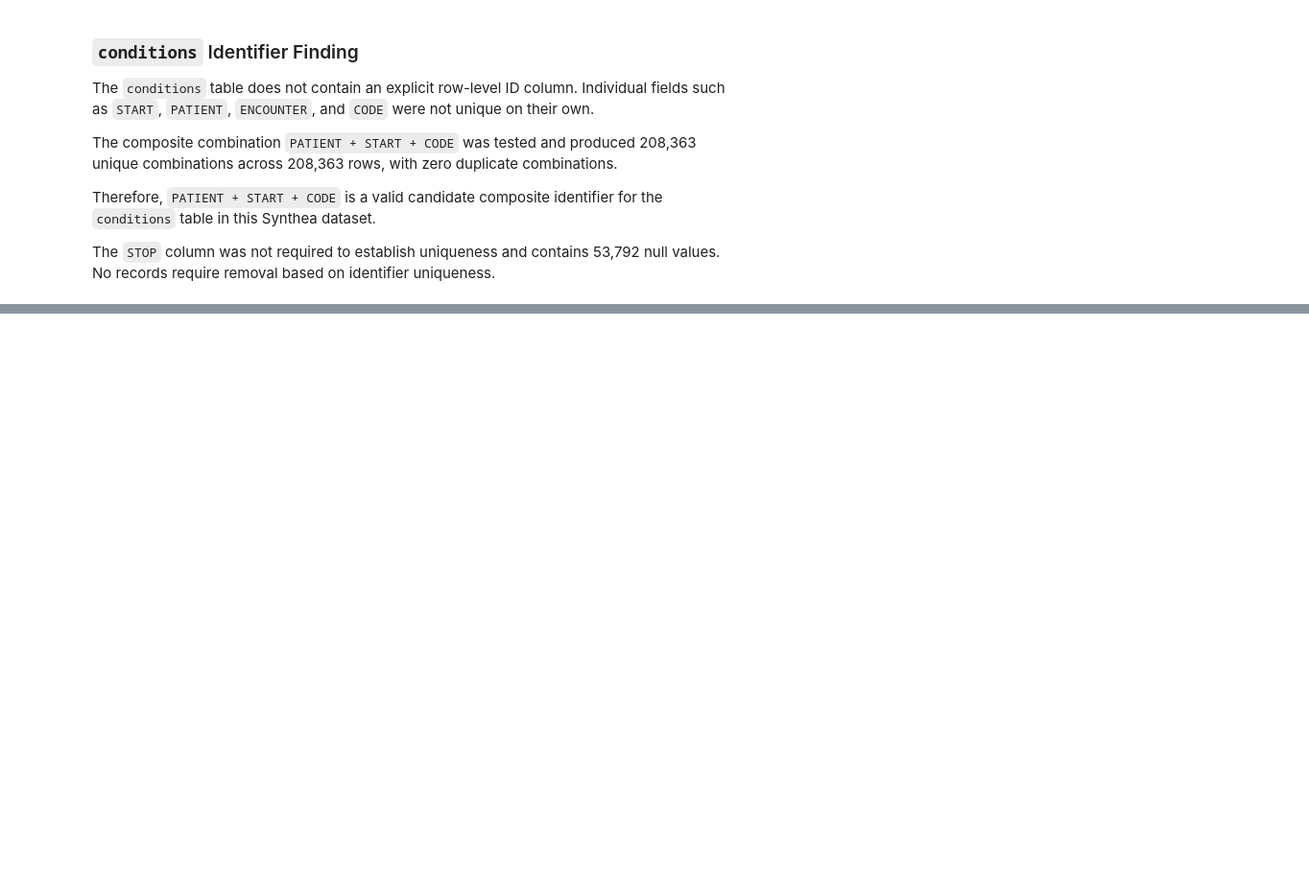
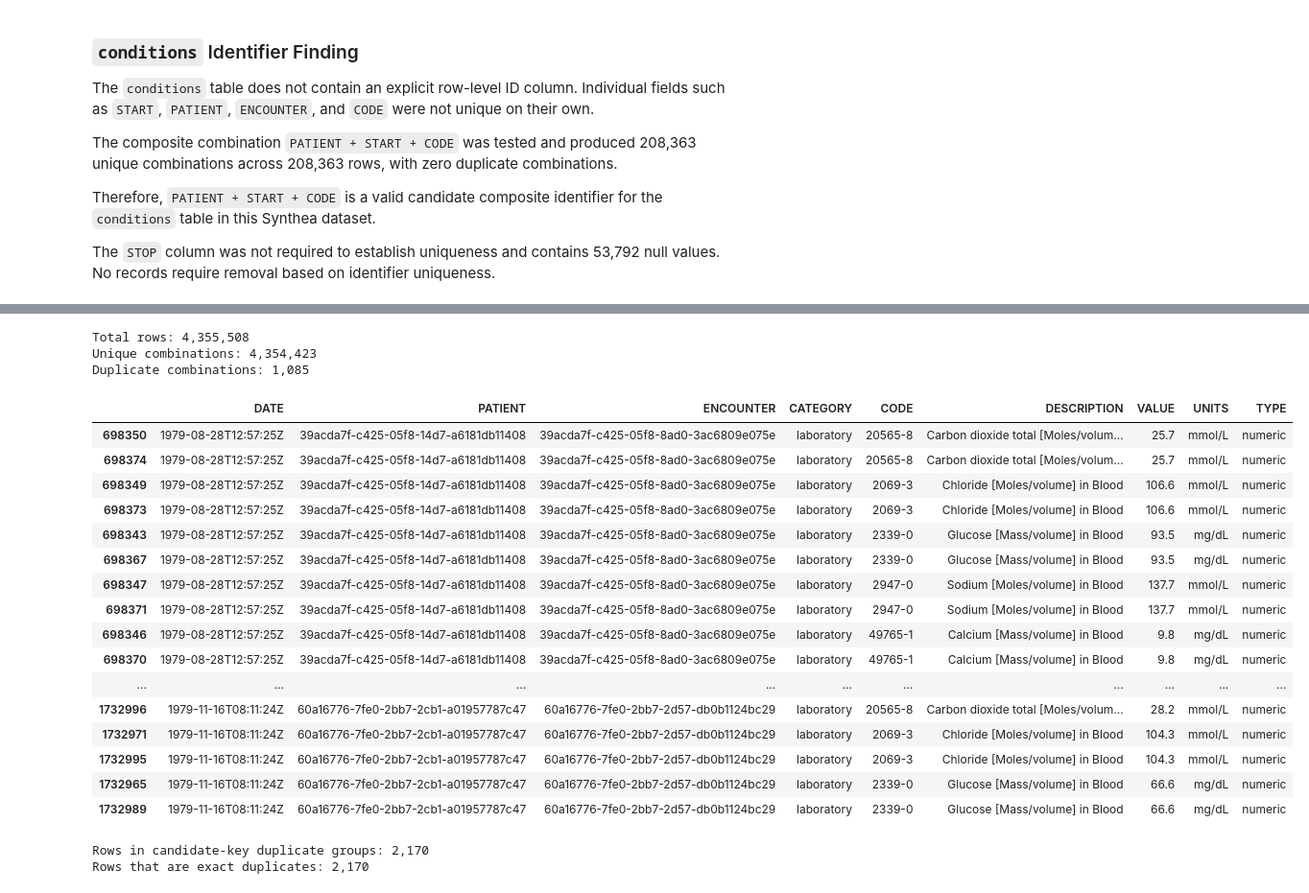
Before and after one commit to Hygienus41/healthcare-risk-system, a Jupyter notebook: notebooks/02_data_quality.ipynb, the cells around one changed output, grey strips where cells are left out. Shown at 96% size. Cells and saved outputs as stored; diff of their text form; code cells hidden in the pictures; blank space fills up the shorter version.

```diff
--- a/notebooks/02_data_quality.ipynb
+++ b/notebooks/02_data_quality.ipynb
@@ -779,0 +1029,10 @@ The `STOP` column was not required to establish uniqueness and contains 53,792 n
+# %%
+# Check potential identifier columns in the observations table before testing composite keys.
+observations = tables["observations"]
+
+for column in ["DATE", "PATIENT", "ENCOUNTER", "CATEGORY", "CODE"]:
+    print(
+        f"{column}: "
+        f"unique={observations[column].nunique():,}, "
+        f"duplicates={observations[column].duplicated().sum():,}, "
+        f"nulls={observations[column].isna().sum():,}")
@@ -779,0 +1096,55 @@ The `STOP` column was not required to establish uniqueness and contains 53,792 n
+# %%
+# Test whether DATE + PATIENT + ENCOUNTER + CODE + VALUE uniquely identifies observation records.
+observation_key = ["DATE", "PATIENT", "ENCOUNTER", "CODE", "VALUE"]
+
+total_rows = len(observations)
+unique_combinations = observations[observation_key].drop_duplicates().shape[0]
+duplicate_combinations = total_rows - unique_combinations
+
+print(f"Total rows: {total_rows:,}")
+print(f"Unique combinations: {unique_combinations:,}")
+print(f"Duplicate combinations: {duplicate_combinations:,}")
+# %% [output]
+Total rows: 4,355,508
+Unique combinations: 4,354,423
+Duplicate combinations: 1,085
+# %%
+# Check whether these 1,085 are exact duplicates
+
+# Extract observations that still share the candidate key so we can verify whether they are exact duplicate records.
+observation_key = ["DATE", "PATIENT", "ENCOUNTER", "CODE", "VALUE"]
+
+duplicate_observations_by_key = observations[
+    observations.duplicated(subset=observation_key, keep=False)
+].sort_values(observation_key)
+
+duplicate_observations_by_key.head(20)
+# %% [output]
+|  | DATE | PATIENT | ENCOUNTER | CATEGORY | CODE | DESCRIPTION | VALUE | UNITS | TYPE |
+| 698350 | 1979-08-28T12:57:25Z | 39acda7f-c425-05f8-14d7-a6181db11408 | 39acda7f-c425-05f8-8ad0-3ac6809e075e | laboratory | 20565-8 | Carbon dioxide total [Moles/volum... | 25.7 | mmol/L | numeric |
+| 698374 | 1979-08-28T12:57:25Z | 39acda7f-c425-05f8-14d7-a6181db11408 | 39acda7f-c425-05f8-8ad0-3ac6809e075e | laboratory | 20565-8 | Carbon dioxide total [Moles/volum... | 25.7 | mmol/L | numeric |
+| 698349 | 1979-08-28T12:57:25Z | 39acda7f-c425-05f8-14d7-a6181db11408 | 39acda7f-c425-05f8-8ad0-3ac6809e075e | laboratory | 2069-3 | Chloride [Moles/volume] in Blood | 106.6 | mmol/L | numeric |
+| 698373 | 1979-08-28T12:57:25Z | 39acda7f-c425-05f8-14d7-a6181db11408 | 39acda7f-c425-05f8-8ad0-3ac6809e075e | laboratory | 2069-3 | Chloride [Moles/volume] in Blood | 106.6 | mmol/L | numeric |
+| 698343 | 1979-08-28T12:57:25Z | 39acda7f-c425-05f8-14d7-a6181db11408 | 39acda7f-c425-05f8-8ad0-3ac6809e075e | laboratory | 2339-0 | Glucose [Mass/volume] in Blood | 93.5 | mg/dL | numeric |
+| 698367 | 1979-08-28T12:57:25Z | 39acda7f-c425-05f8-14d7-a6181db11408 | 39acda7f-c425-05f8-8ad0-3ac6809e075e | laboratory | 2339-0 | Glucose [Mass/volume] in Blood | 93.5 | mg/dL | numeric |
+| 698347 | 1979-08-28T12:57:25Z | 39acda7f-c425-05f8-14d7-a6181db11408 | 39acda7f-c425-05f8-8ad0-3ac6809e075e | laboratory | 2947-0 | Sodium [Moles/volume] in Blood | 137.7 | mmol/L | numeric |
+| 698371 | 1979-08-28T12:57:25Z | 39acda7f-c425-05f8-14d7-a6181db11408 | 39acda7f-c425-05f8-8ad0-3ac6809e075e | laboratory | 2947-0 | Sodium [Moles/volume] in Blood | 137.7 | mmol/L | numeric |
+| 698346 | 1979-08-28T12:57:25Z | 39acda7f-c425-05f8-14d7-a6181db11408 | 39acda7f-c425-05f8-8ad0-3ac6809e075e | laboratory | 49765-1 | Calcium [Mass/volume] in Blood | 9.8 | mg/dL | numeric |
+| 698370 | 1979-08-28T12:57:25Z | 39acda7f-c425-05f8-14d7-a6181db11408 | 39acda7f-c425-05f8-8ad0-3ac6809e075e | laboratory | 49765-1 | Calcium [Mass/volume] in Blood | 9.8 | mg/dL | numeric |
+| ... | ... | ... | ... | ... | ... | ... | ... | ... | ... |
+| 1732996 | 1979-11-16T08:11:24Z | 60a16776-7fe0-2bb7-2cb1-a01957787c47 | 60a16776-7fe0-2bb7-2d57-db0b1124bc29 | laboratory | 20565-8 | Carbon dioxide total [Moles/volum... | 28.2 | mmol/L | numeric |
+| 1732971 | 1979-11-16T08:11:24Z | 60a16776-7fe0-2bb7-2cb1-a01957787c47 | 60a16776-7fe0-2bb7-2d57-db0b1124bc29 | laboratory | 2069-3 | Chloride [Moles/volume] in Blood | 104.3 | mmol/L | numeric |
+| 1732995 | 1979-11-16T08:11:24Z | 60a16776-7fe0-2bb7-2cb1-a01957787c47 | 60a16776-7fe0-2bb7-2d57-db0b1124bc29 | laboratory | 2069-3 | Chloride [Moles/volume] in Blood | 104.3 | mmol/L | numeric |
+| 1732965 | 1979-11-16T08:11:24Z | 60a16776-7fe0-2bb7-2cb1-a01957787c47 | 60a16776-7fe0-2bb7-2d57-db0b1124bc29 | laboratory | 2339-0 | Glucose [Mass/volume] in Blood | 66.6 | mg/dL | numeric |
+| 1732989 | 1979-11-16T08:11:24Z | 60a16776-7fe0-2bb7-2cb1-a01957787c47 | 60a16776-7fe0-2bb7-2d57-db0b1124bc29 | laboratory | 2339-0 | Glucose [Mass/volume] in Blood | 66.6 | mg/dL | numeric |
+# %%
+# Check whether the observations that share the candidate key are also identical across every column.
+exact_duplicates_remaining = duplicate_observations_by_key.duplicated(
+    keep=False
+).sum()
+
+print(f"Rows in candidate-key duplicate groups: {len(duplicate_observations_by_key):,}")
+print(f"Rows that are exact duplicates: {exact_duplicates_remaining:,}")
+# %% [output]
+Rows in candidate-key duplicate groups: 2,170
+Rows that are exact duplicates: 2,170
```
Also changed, not shown: parts of 108 cells of this notebook, 1 other file.
